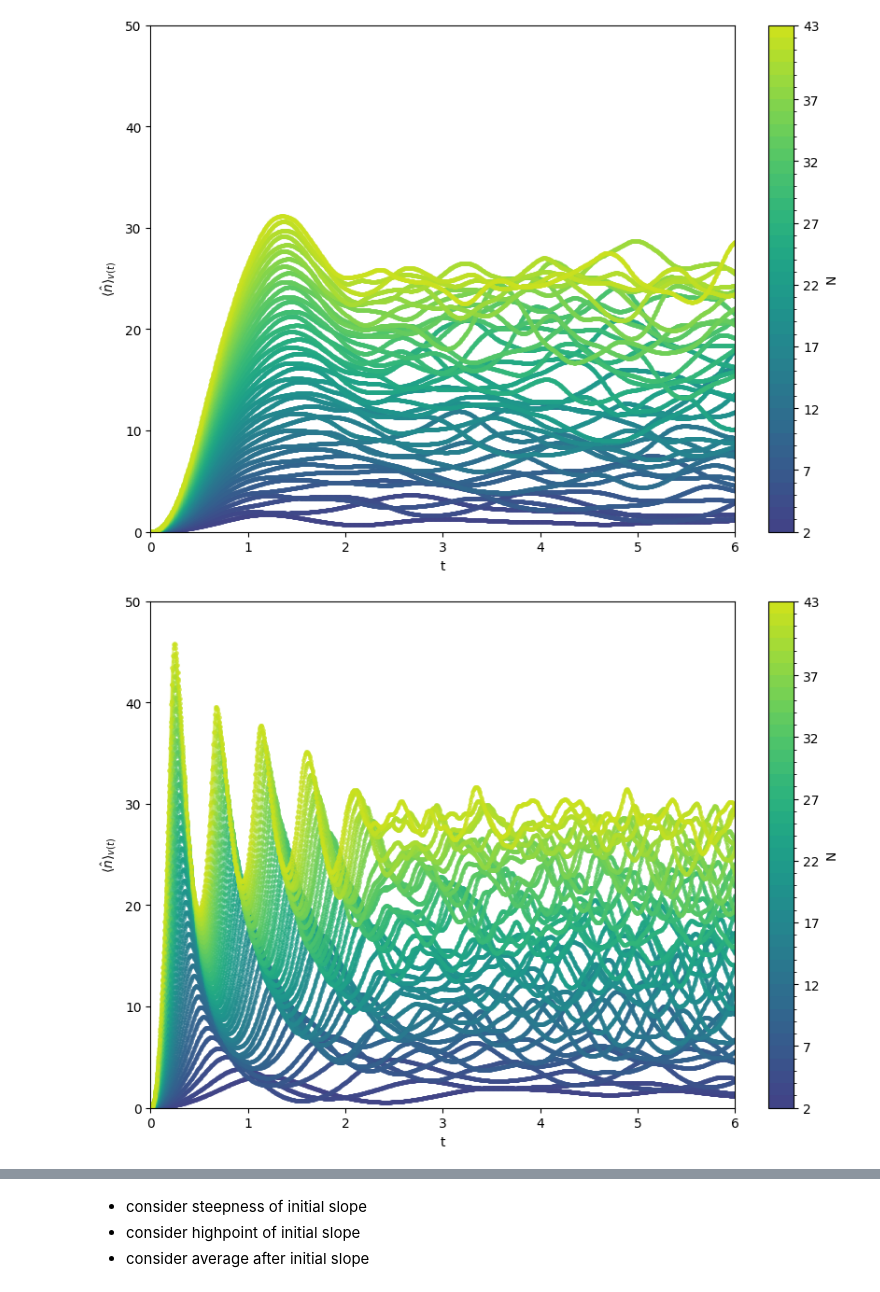
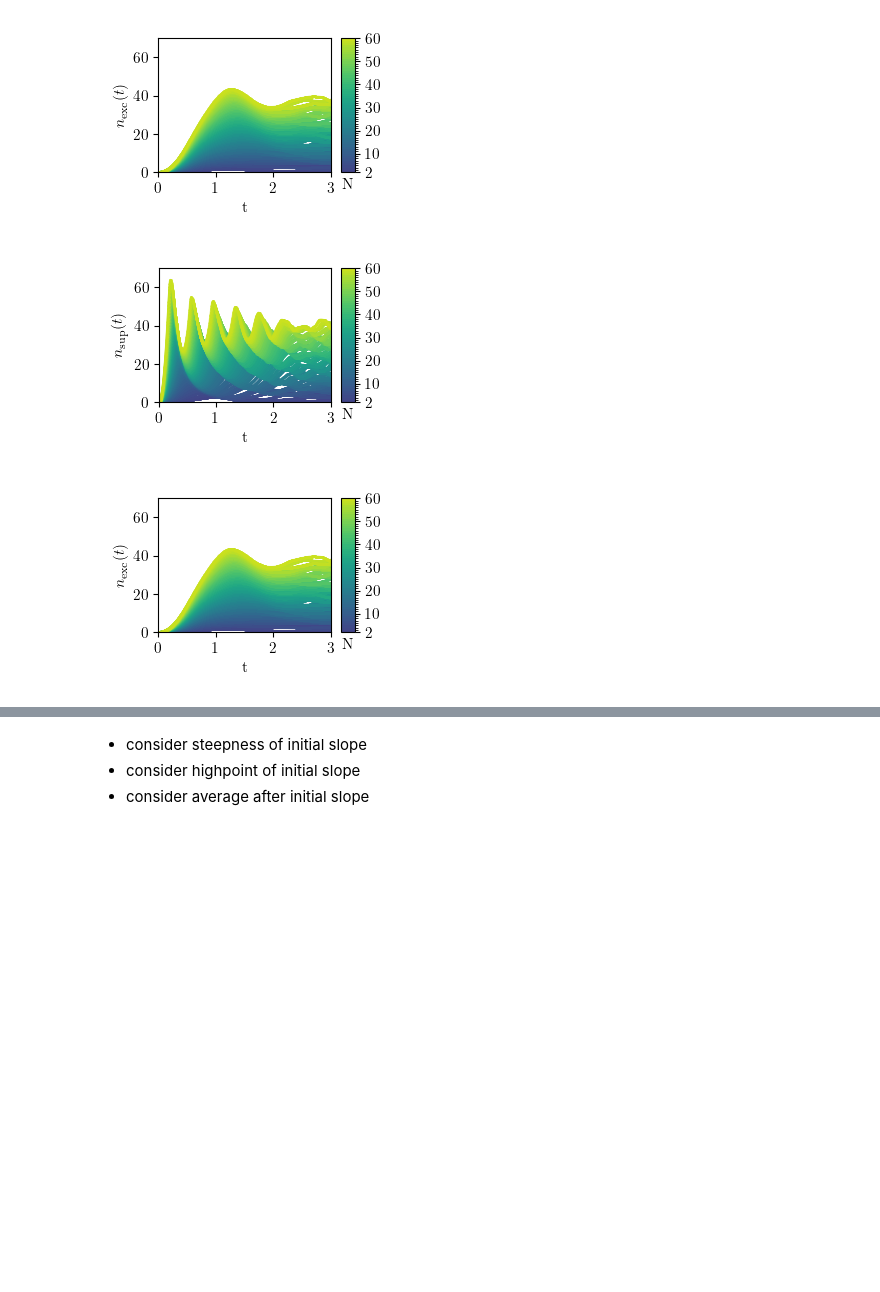
Before and after one commit to LeonhardRichter/CP2_hamiltonian_diagonalization, a Jupyter notebook: analysis_of_photon_count.ipynb, the cells around one changed output, grey strips where cells are left out. Saved outputs shown, nothing was run; the diff lists cells and outputs as text; code cells hidden in the pictures; blank space fills up the shorter version.

Commit message:
tweak plots

```diff
--- a/analysis_of_photon_count.ipynb
+++ b/analysis_of_photon_count.ipynb
@@ -9,6 +9,8 @@ import numpy as np
 from scipy.optimize import curve_fit
 
 from simulate_dicke import sim_dicke
+# %%
+latex_textwidth = 0.01384 * 434
 # %%
 def plot_sim_dicke(
     N: int,
@@ -43,13 +45,20 @@ def plot_sim_dicke(
 with open(
     "dicke_sim_09_01_2025-17_04_45_excited_N-2-60_T-6.0.pickle", "rb"
 ) as file:
+    data_excited_long = pickle.load(file)
+
+with open(
+    "dicke_sim_13_01_2025-12_59_32_excited_N-2-60_T-3.0.pickle", "rb"
+) as file:
     data_excited = pickle.load(file)
-
-for res in data_excited:
-    res["spin_state"] = "excited"
 
 with open(
     "dicke_sim_10_01_2025-14_46_06_superradiant_N-2-60_T-6.0.pickle", "rb"
 ) as file:
+    data_superradient_long = pickle.load(file)
+
+with open(
+    "dicke_sim_14_01_2025-11_24_23_superradiant_N-2-60_T-3.0.pickle", "rb"
+) as file:
     data_superradient = pickle.load(file)
 # %%
@@ -193,28 +246,43 @@ for data in [data_excited, data_superradient]:
 # %%
 fig_excited = plot_data(
     data_excited,
-    max_N=43,
-    x=(0, 6),
-    y=(0, 50),
+    # max_N=43,
+    # x=(0, 6),
+    y=(0, 70),
+    width=latex_textwidth * 0.5,
+    # use_larger_font=True,
 )
+
 fig_superradiant = plot_data(
     data_superradient,
-    max_N=43,
-    x=(0, 6),
-    y=(0, 50),
+    # max_N=43,
+    # x=(0, 6),
+    y=(0, 70),
+    width=latex_textwidth * 0.5,
+    # use_larger_font=True,
 )
-fig_excited.savefig("figures/fig_excited.pdf", pad_inches=0, format="pdf")
-fig_excited.savefig("figures/fig_excited.svg", pad_inches=0, format="svg")
+
+fig_excited.savefig(
+    "figures/fig_excited.pdf", bbox_inches="tight", format="pdf"
+)
+fig_excited.savefig(
+    "figures/fig_excited.svg", bbox_inches="tight", format="svg"
+)
 
 fig_superradiant.savefig(
-    "figures/fig_superradiant.pdf", pad_inches=0, format="pdf"
+    "figures/fig_superradiant.pdf", bbox_inches="tight", format="pdf"
 )
 fig_superradiant.savefig(
-    "figures/fig_superradiant.svg", pad_inches=0, format="svg"
+    "figures/fig_superradiant.svg", bbox_inches="tight", format="svg"
 )
 
+fig_excited.show()
+fig_superradiant.show()
+
+plt.close()
 # fig2 = plot_data(data_excited, max_N=43, x=(0, 3))
 # fig3 = plot_data(data_excited, max_N=43, x=(0, 2))
 # %% [output]
-[figure, old version]
+[figure, new version]
-[figure, old version]
+[figure, new version]
+[figure, added]
```
Also changed, not shown: parts of 9 cells of this notebook, 18 other files.
